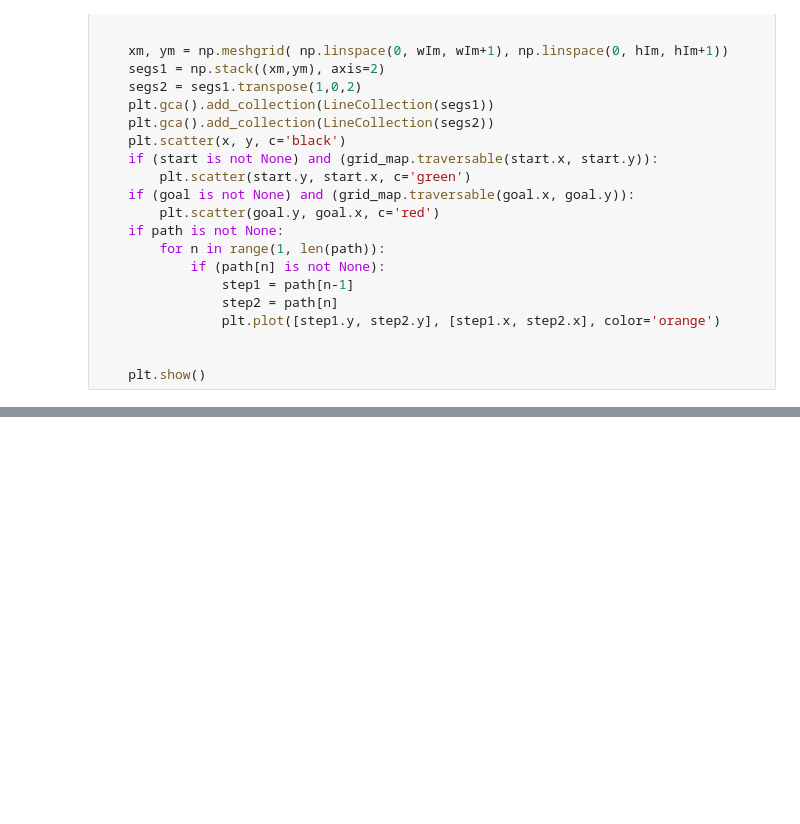
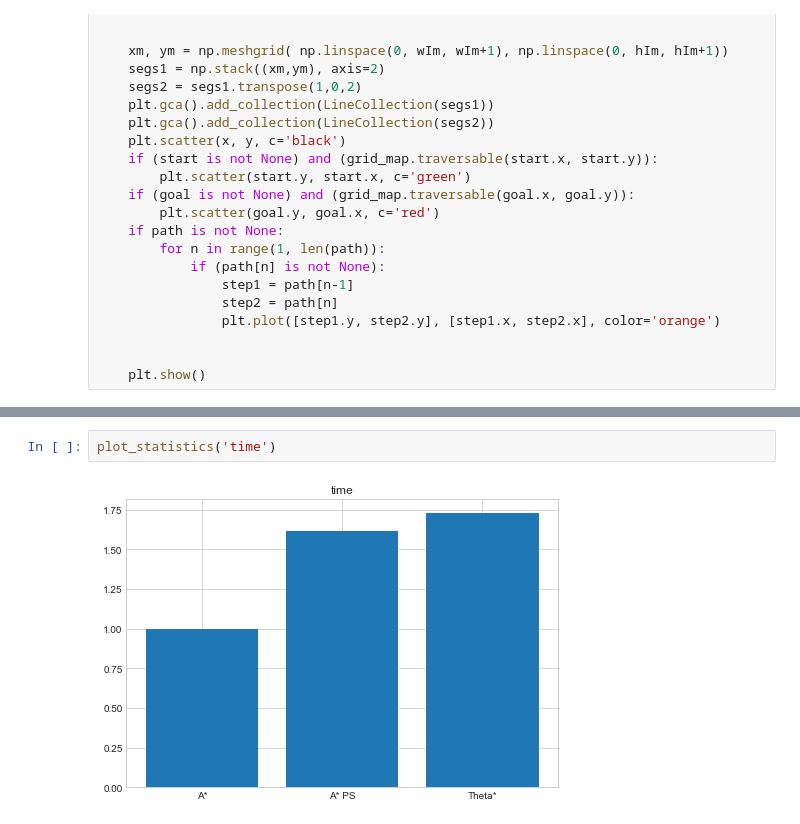
Before and after one commit to Tatiana-Golubeva/HS, a Jupyter notebook: theta_star_final.ipynb, the cells around one changed output, grey strips where cells are left out. Cells and saved outputs as stored; diff of their text form; blank space fills up the shorter version.

```diff
--- a/theta_star_final.ipynb
+++ b/theta_star_final.ipynb
@@ -431,0 +615,4 @@ Wall time: 861 ms
+# %%
+plot_statistics('time')
+# %% [output]
+[figure, added]
```
Also changed, not shown: parts of 21 cells of this notebook.
